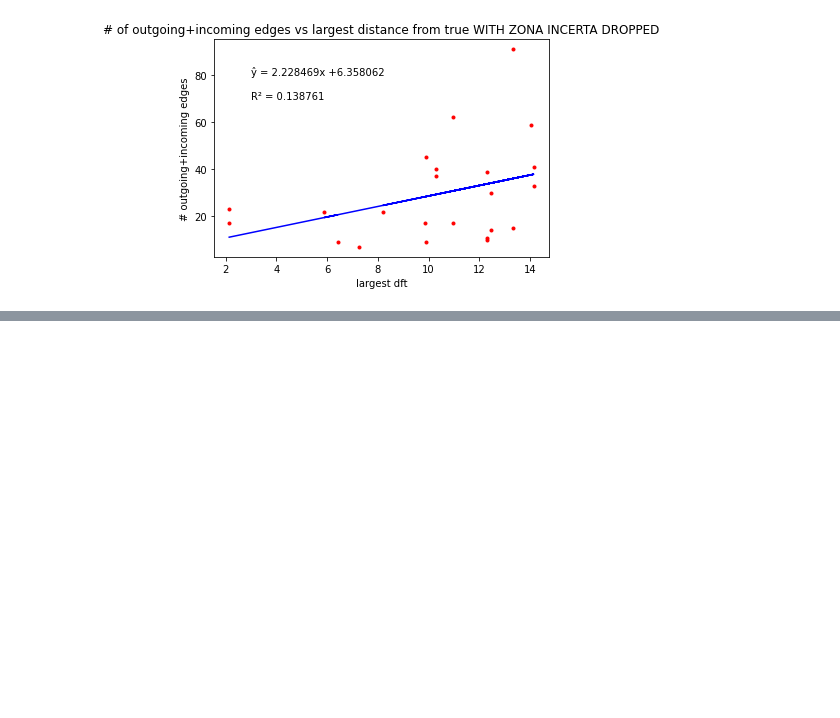
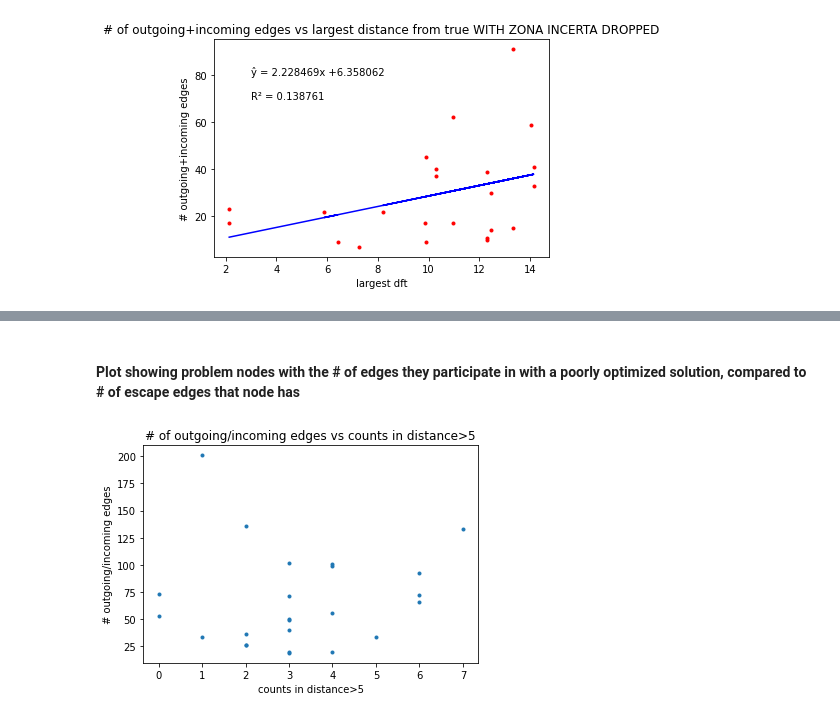
Before and after one commit to hellothisisnathan/Mouse_Controllability, a Jupyter notebook: Mouse/analyze edges whole brain.ipynb, the cells around one changed output, grey strips where cells are left out. Cells and saved outputs as stored; diff of their text form; code cells hidden in the pictures; blank space fills up the shorter version.

```diff
--- a/Mouse/analyze edges whole brain.ipynb
+++ b/Mouse/analyze edges whole brain.ipynb
@@ -345,0 +350,5 @@ plt.show()
+# %%
+# Create new dataframe with only edges going to/from hypothalamus
+hy_edges = all_edges.loc[(all_edges['origin_id'].isin(hy_nodes)) | (all_edges['target_id'].isin(hy_nodes))]
+print('There are %d edges going to/from the hypothalamus.' % hy_edges.shape[0])
+hy_edges.head()
@@ -345,0 +364,22 @@ plt.show()
+# %%
+# Find list of outgoing/incoming/internal edges
+outgoing_edges = hy_edges.loc[~hy_edges['target_id'].isin(hy_nodes)]  # The target is not in the hypothalamus
+incoming_edges = hy_edges.loc[(~hy_edges['origin_id'].isin(hy_nodes)) & (hy_edges['target_id'].isin(hy_nodes))]  # The origin isn't in the HY and the target is
+internal_edges = hy_edges.loc[(hy_edges['origin_id'].isin(hy_nodes)) & (hy_edges['target_id'].isin(hy_nodes))]  # Both the origin and target are in the HY
+# %%
+# Read problem node list from CSV
+problem_nodes = pd.read_csv('../../spreadsheets/Hypothalamic Optimization counts.csv')
+problem_nodes = problem_nodes.loc[problem_nodes['structure-id'].isin(hy_nodes)]
+
+# For each node, count up # of escape edges it participates in
+problem_nodes['outgoing edges'] = problem_nodes.apply(lambda row: outgoing_edges.loc[outgoing_edges['origin_id'] == row['structure-id']].shape[0], axis=1)
+# For each node, count up # of nonescape edges it participates in
+problem_nodes['incoming edges'] = problem_nodes.apply(lambda row: incoming_edges.loc[incoming_edges['target_id'] == row['structure-id']].shape[0], axis=1)
+# For each node, count up # of internal edges it participates in
+problem_nodes['internal edges'] = problem_nodes.apply(lambda row: internal_edges.loc[(internal_edges['origin_id'] == row['structure-id']) | (internal_edges['target_id'] == row['structure-id'])].shape[0], axis=1)
+
+# Add up edges that communicate w/ outside HY
+problem_nodes['outgoing+incoming'] = problem_nodes['outgoing edges'] + problem_nodes['incoming edges']
+# Idk if this is useful, but calculate ratio of escape edges : nonescape edges
+problem_nodes['outgoing+incoming / internal'] = problem_nodes['outgoing+incoming'] / problem_nodes['internal edges']
+problem_nodes.head()
@@ -345,0 +393,12 @@ plt.show()
+# %% [markdown]
+#### Plot showing problem nodes with the # of edges they participate in with a poorly optimized solution, compared to # of escape edges that node has
+# %%
+import matplotlib.pyplot as plt
+plt.scatter(problem_nodes['Counts in distance>5'],problem_nodes['outgoing+incoming'], marker='.')
+plt.ylabel('# outgoing/incoming edges')
+plt.xlabel('counts in distance>5')
+plt.title('# of outgoing/incoming edges vs counts in distance>5')
+plt.savefig('./whole brain/100 percent outgoing+incoming edges vs counts in distance.png')
+plt.show()
+# %% [output]
+[figure, added]
```
Also changed, not shown: parts of 28 cells of this notebook.
